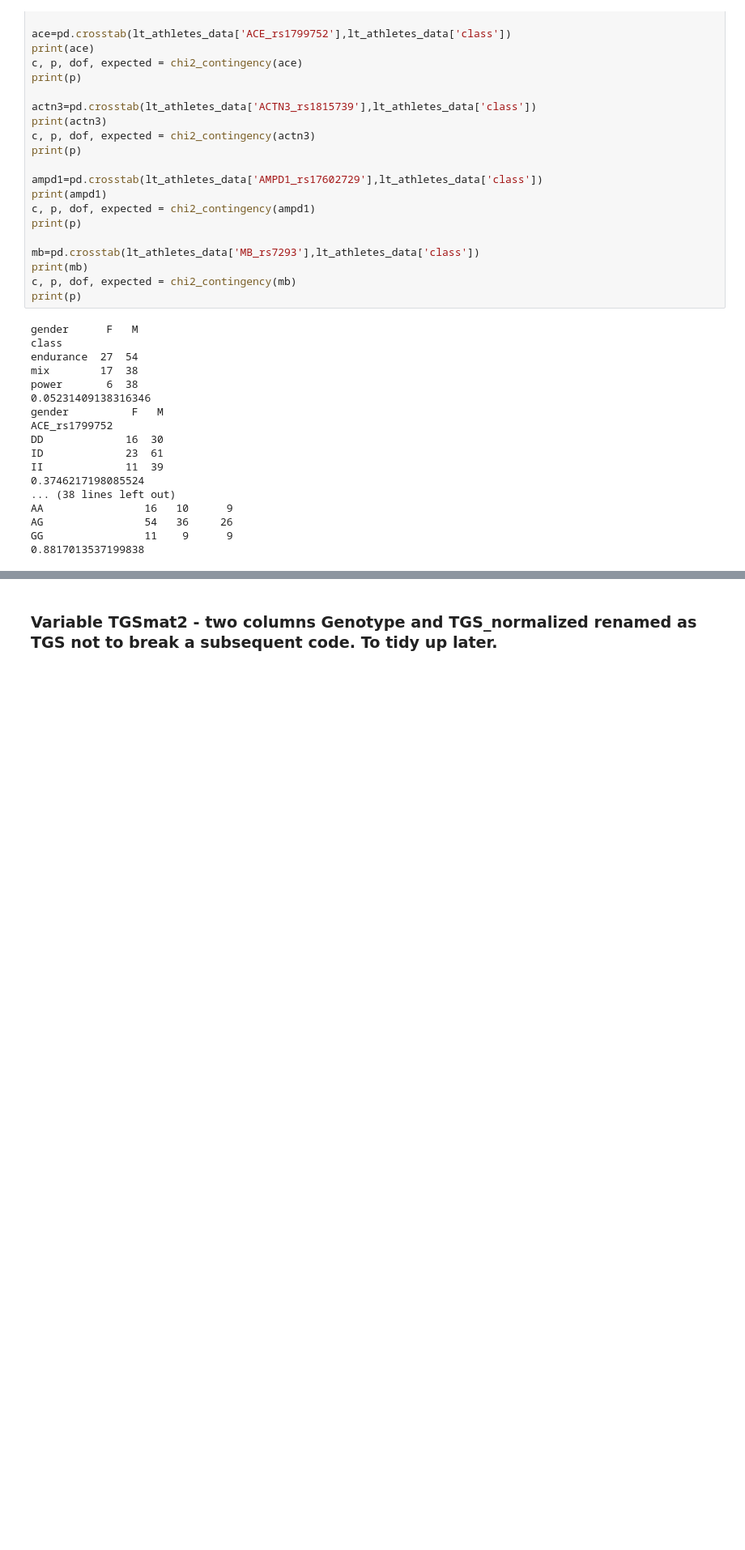
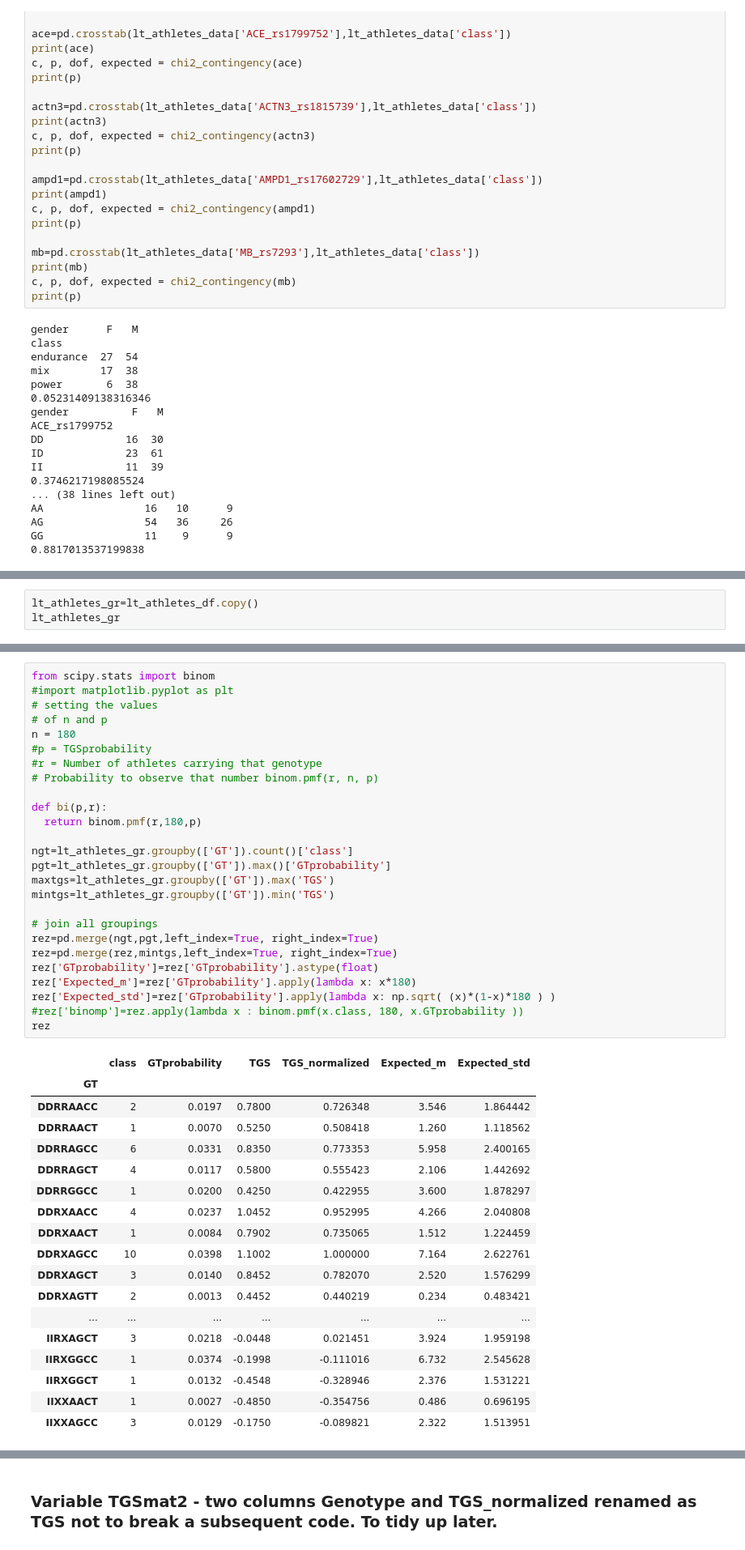
Before and after one commit to erinijapranckeviciene/ppolygenic, a Jupyter notebook: ppolygenic_working_draft.ipynb, the cells around one changed output, grey strips where cells are left out. Shown at 81% size. Drawn from its saved outputs; the diff is of its cells as text; blank space fills up the shorter version.

```diff
--- a/ppolygenic_working_draft.ipynb
+++ b/ppolygenic_working_draft.ipynb
@@ -1463,0 +1468,3 @@ GG                11    9      9
+# %%
+lt_athletes_gr=lt_athletes_df.copy()
+lt_athletes_gr
@@ -1463,0 +1485,45 @@ GG                11    9      9
+# %%
+from scipy.stats import binom
+#import matplotlib.pyplot as plt
+# setting the values
+# of n and p
+n = 180
+#p = TGSprobability
+#r = Number of athletes carrying that genotype
+# Probability to observe that number binom.pmf(r, n, p)
+
+def bi(p,r):
+  return binom.pmf(r,180,p)
+
+ngt=lt_athletes_gr.groupby(['GT']).count()['class']
+pgt=lt_athletes_gr.groupby(['GT']).max()['GTprobability']
+maxtgs=lt_athletes_gr.groupby(['GT']).max('TGS')
+mintgs=lt_athletes_gr.groupby(['GT']).min('TGS')
+
+# join all groupings
+rez=pd.merge(ngt,pgt,left_index=True, right_index=True)
+rez=pd.merge(rez,mintgs,left_index=True, right_index=True)
+rez['GTprobability']=rez['GTprobability'].astype(float)
+rez['Expected_m']=rez['GTprobability'].apply(lambda x: x*180)
+rez['Expected_std']=rez['GTprobability'].apply(lambda x: np.sqrt( (x)*(1-x)*180 ) )
+#rez['binomp']=rez.apply(lambda x : binom.pmf(x.class, 180, x.GTprobability ))
+rez
+# %% [output]
+|  | class | GTprobability | TGS | TGS_normalized | Expected_m | Expected_std |
+| GT |  |  |  |  |  |  |
+| DDRRAACC | 2 | 0.0197 | 0.7800 | 0.726348 | 3.546 | 1.864442 |
+| DDRRAACT | 1 | 0.0070 | 0.5250 | 0.508418 | 1.260 | 1.118562 |
+| DDRRAGCC | 6 | 0.0331 | 0.8350 | 0.773353 | 5.958 | 2.400165 |
+| DDRRAGCT | 4 | 0.0117 | 0.5800 | 0.555423 | 2.106 | 1.442692 |
+| DDRRGGCC | 1 | 0.0200 | 0.4250 | 0.422955 | 3.600 | 1.878297 |
+| DDRXAACC | 4 | 0.0237 | 1.0452 | 0.952995 | 4.266 | 2.040808 |
+| DDRXAACT | 1 | 0.0084 | 0.7902 | 0.735065 | 1.512 | 1.224459 |
+| DDRXAGCC | 10 | 0.0398 | 1.1002 | 1.000000 | 7.164 | 2.622761 |
+| DDRXAGCT | 3 | 0.0140 | 0.8452 | 0.782070 | 2.520 | 1.576299 |
+| DDRXAGTT | 2 | 0.0013 | 0.4452 | 0.440219 | 0.234 | 0.483421 |
+| ... | ... | ... | ... | ... | ... | ... |
+| IIRXAGCT | 3 | 0.0218 | -0.0448 | 0.021451 | 3.924 | 1.959198 |
+| IIRXGGCC | 1 | 0.0374 | -0.1998 | -0.111016 | 6.732 | 2.545628 |
+| IIRXGGCT | 1 | 0.0132 | -0.4548 | -0.328946 | 2.376 | 1.531221 |
+| IIXXAACT | 1 | 0.0027 | -0.4850 | -0.354756 | 0.486 | 0.696195 |
+| IIXXAGCC | 3 | 0.0129 | -0.1750 | -0.089821 | 2.322 | 1.513951 |
```
Also changed, not shown: parts of 9 cells of this notebook.
